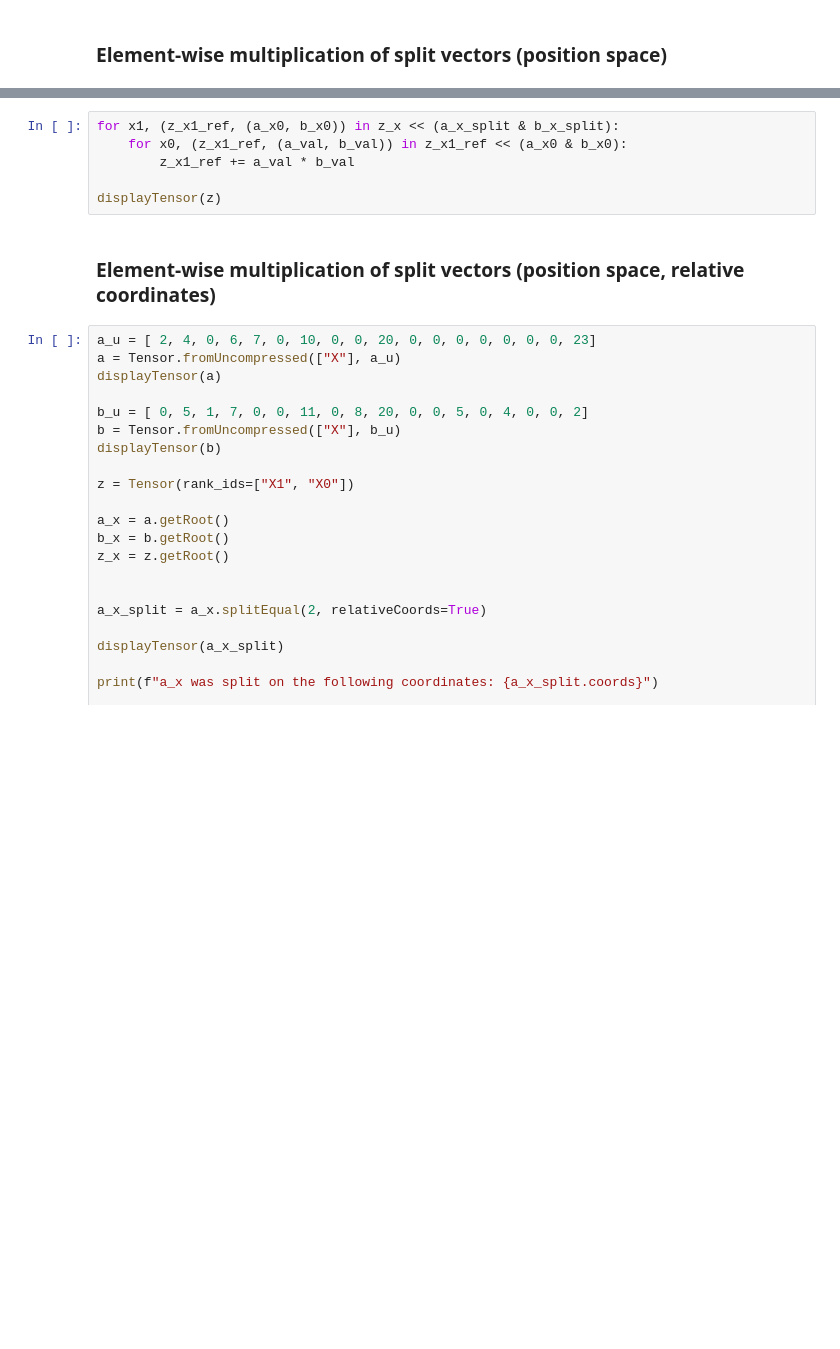
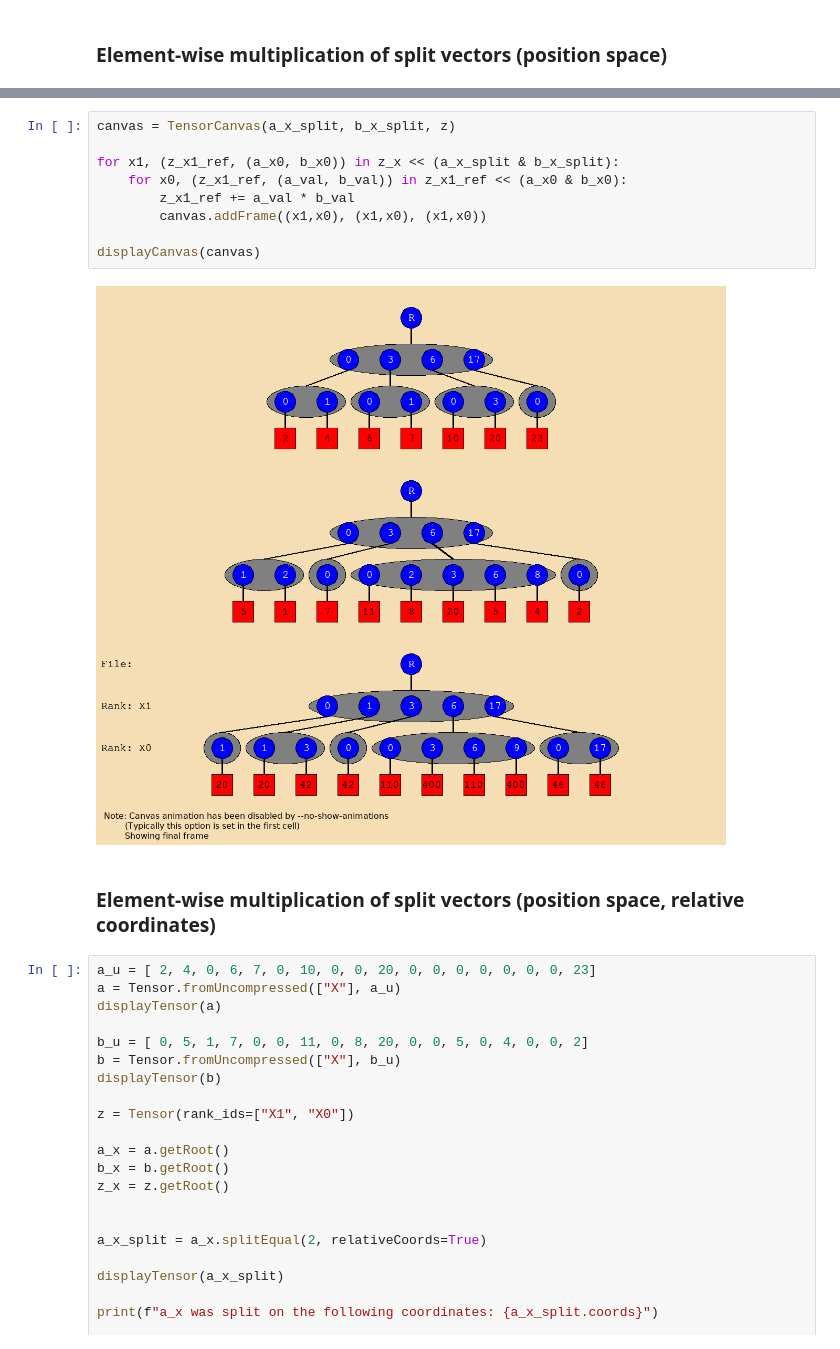
Before and after one commit to Fibertree-Project/fibertree, a Jupyter notebook: examples/ipython/split.ipynb, the cells around one changed output, grey strips where cells are left out. Drawn from its saved outputs; the diff is of its cells as text; blank space fills up the shorter version.

Commit message:
Update split notebook with canvas. Bugfix in tensor_image highlighting.

```diff
--- a/examples/ipython/split.ipynb
+++ b/examples/ipython/split.ipynb
@@ -104,9 +147,14 @@ displayTensor(b_x_split)
 # %%
+canvas = TensorCanvas(a_x_split, b_x_split, z)
+
 for x1, (z_x1_ref, (a_x0, b_x0)) in z_x << (a_x_split & b_x_split):
     for x0, (z_x1_ref, (a_val, b_val)) in z_x1_ref << (a_x0 & b_x0):
         z_x1_ref += a_val * b_val
+        canvas.addFrame((x1,x0), (x1,x0), (x1,x0))
 
-displayTensor(z)
+displayCanvas(canvas)
+# %% [output]
+[figure, added]
 # %% [markdown]
 ### Element-wise multiplication of split vectors (position space, relative coordinates)
 # %%
```
Also changed, not shown: parts of 17 cells of this notebook, 2 other files.
